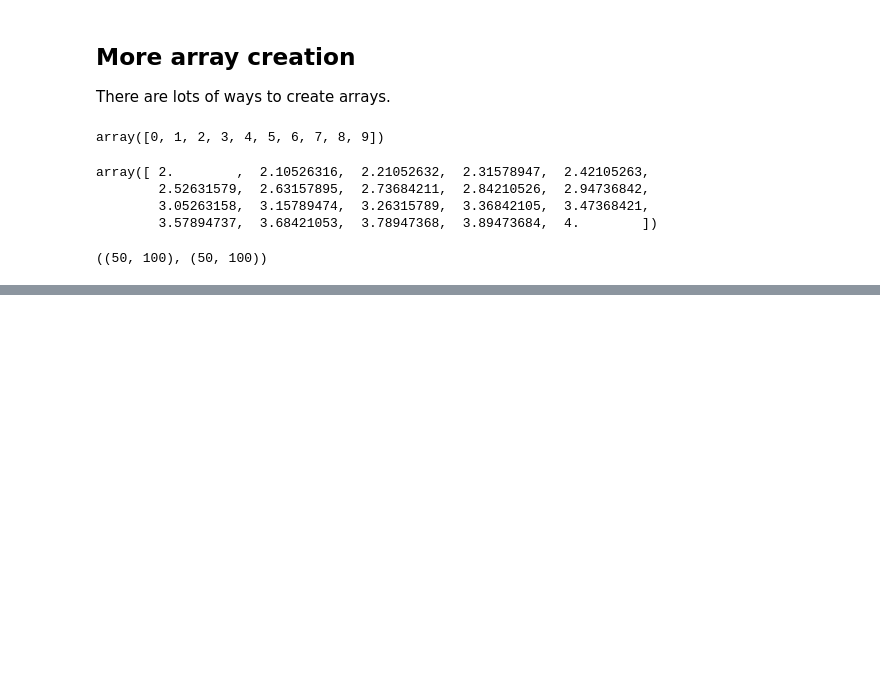
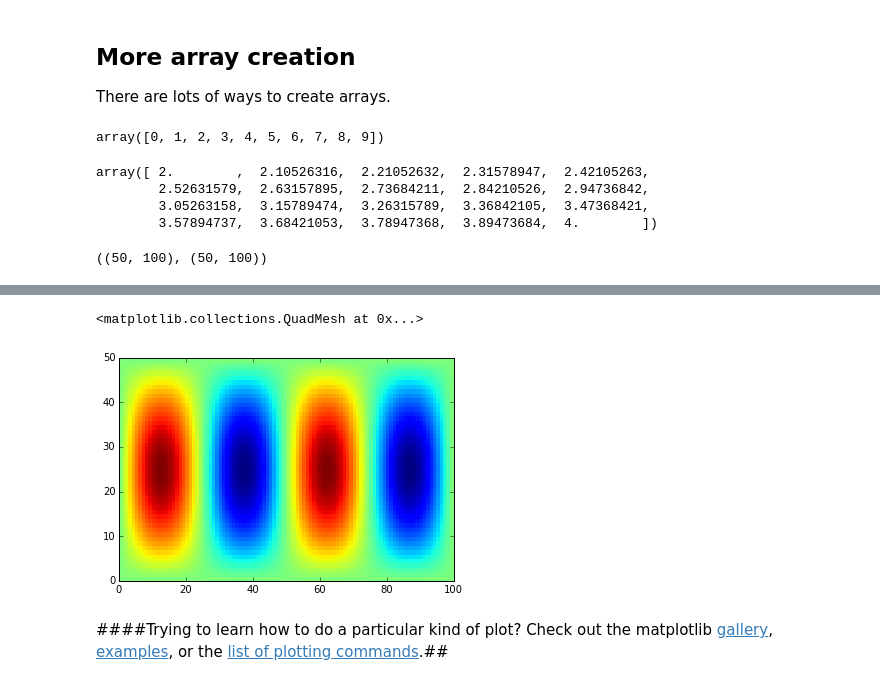
Before and after one commit to gustavo-marques/Python-basics-GFDL, a Jupyter notebook: python_basics.ipynb, the cells around one changed output, grey strips where cells are left out. Saved outputs shown, nothing was run; the diff lists cells and outputs as text; code cells hidden in the pictures; blank space fills up the shorter version.

```diff
--- a/python_basics.ipynb
+++ b/python_basics.ipynb
@@ -632,0 +587,2 @@ xx.shape, yy.shape
+# %%
+f = np.sin(xx) * np.cos(0.5*yy)
@@ -635,0 +617,8 @@ from matplotlib import pyplot as plt
+# %%
+# Let's check how the function f defined above looks like:
+plt.pcolormesh(f)
+# %% [output]
+<matplotlib.collections.QuadMesh at 0x...>
+[figure, added]
+# %% [markdown]
+####Trying to learn how to do a particular kind of plot? Check out the matplotlib [gallery](http://matplotlib.org/gallery.html), [examples](http://matplotlib.org/examples/index.html), or the [list of plotting commands](http://matplotlib.org/api/pyplot_summary.html).##
```
Also changed, not shown: parts of 25 cells of this notebook, 1 other file.
